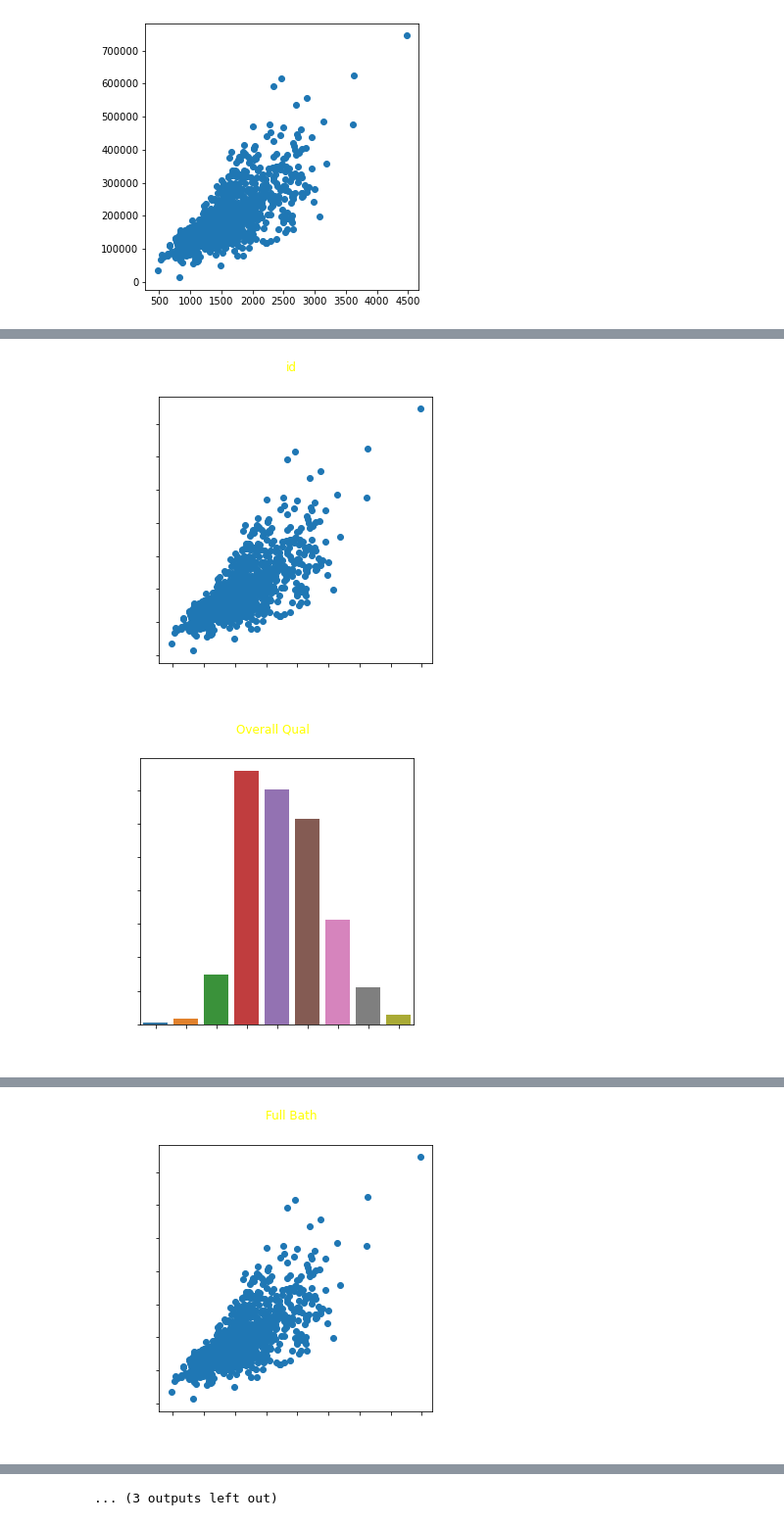
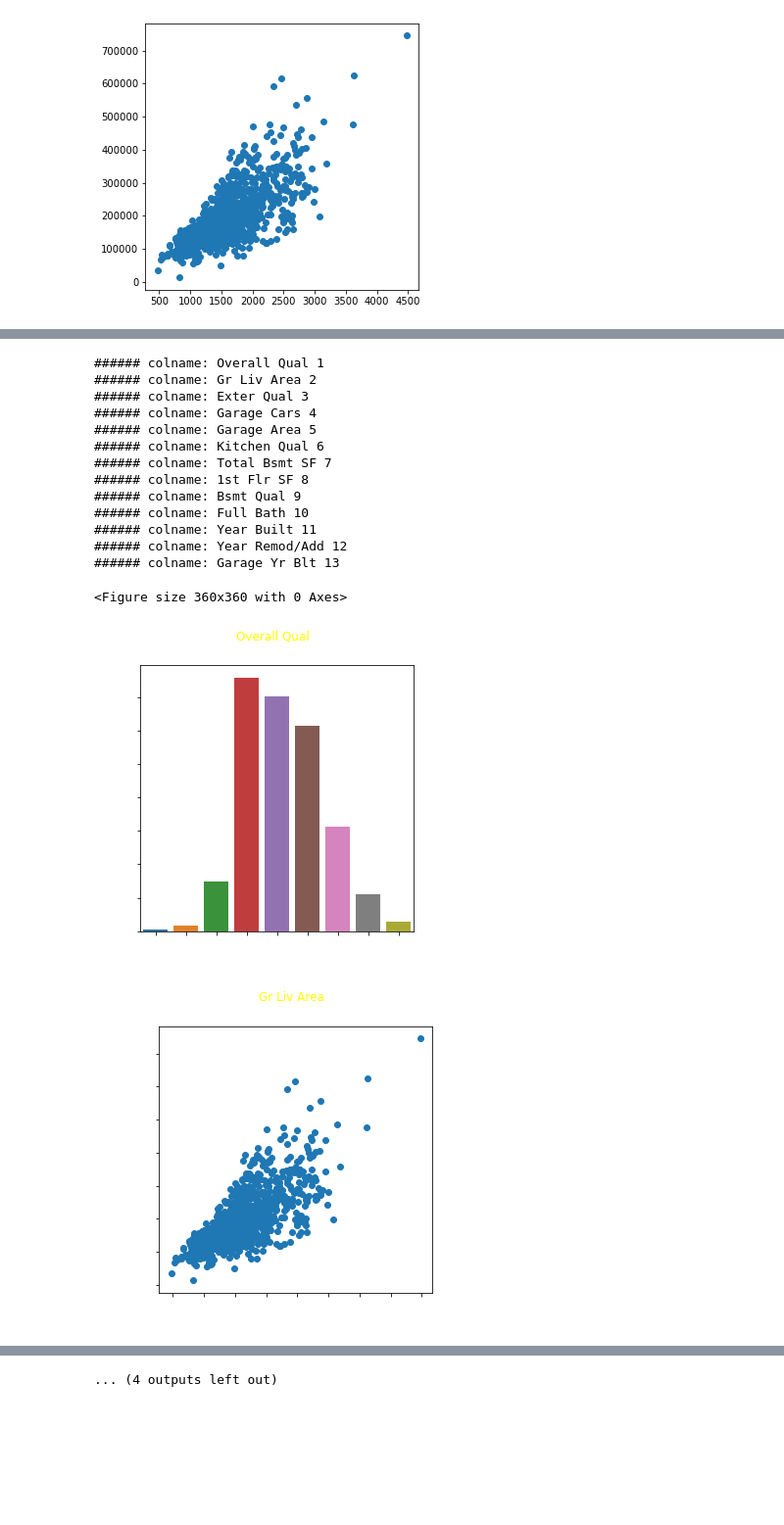
Before and after one commit to GaYounKoh/study, a Jupyter notebook: prac.ipynb, the cells around one changed output, grey strips where cells are left out. Shown at 98% size. Cells and saved outputs as stored; diff of their text form; code cells hidden in the pictures; blank space fills up the shorter version.

```diff
--- a/prac.ipynb
+++ b/prac.ipynb
@@ -167,23 +190,42 @@ plt.scatter(train.iloc[:,2], train.iloc[:, -1])
 # %%
+# id는 제외하고 분석
+for i,j in enumerate(train.columns): #range로 안넣고 리스트로 넣었음... len과 idx의 차이...
+    _ = plt.figure(figsize = (5,5)) #col 1,3,6은 countplot
 
-for i,j in enumerate(train.columns):
-    _ = plt.figure(figsize = (5,5)) #col 1,3,6은 countplot
-    if i in [1,3,6]:
-        # print('###### colname:', j)
+    if i == 0 or i == len(train.columns)-1:
+        pass
+
+    elif i in [1,3,6]:
+        print('###### colname:', j,i)
         _ = sns.countplot(x=j, data = train)
         _ = plt.suptitle(f'{j}', color = 'yellow')
         _ = plt.xticks(color = 'white')
         _ = plt.yticks(color = 'white')
         _ = plt.xlabel(xlabel= j, color = 'white')
         _ = plt.ylabel(ylabel= 'count', color = 'white')
+
     else:
-        # print('###### colname:', j)
-        _ = plt.scatter(train.iloc[:,2], train.iloc[:, -1])
+        print('###### colname:', j,i)
+        _ = plt.scatter(train.iloc[:,i], train.iloc[:, -1])
         _ = plt.suptitle(f'{j}', color = 'yellow')
         _ = plt.xticks(color = 'white')
         _ = plt.yticks(color = 'white')
         _ = plt.xlabel(xlabel= j, color = 'white')
         _ = plt.ylabel(ylabel= train.columns[-1], color = 'white')
 # %% [output]
+###### colname: Overall Qual 1
+###### colname: Gr Liv Area 2
+###### colname: Exter Qual 3
+###### colname: Garage Cars 4
+###### colname: Garage Area 5
+###### colname: Kitchen Qual 6
+###### colname: Total Bsmt SF 7
+###### colname: 1st Flr SF 8
+###### colname: Bsmt Qual 9
+###### colname: Full Bath 10
+###### colname: Year Built 11
+###### colname: Year Remod/Add 12
+###### colname: Garage Yr Blt 13
+<Figure size 360x360 with 0 Axes>
-[figure, old version]
+[figure, new version]
-[figure, old version]
+[figure, new version]
@@ -198 +239,0 @@ for i,j in enumerate(train.columns):
-[figure, removed]
@@ -200 +240 @@ for i,j in enumerate(train.columns):
-... (3 outputs left out)
+... (4 outputs left out)
```
Also changed, not shown: parts of 3 cells of this notebook.
